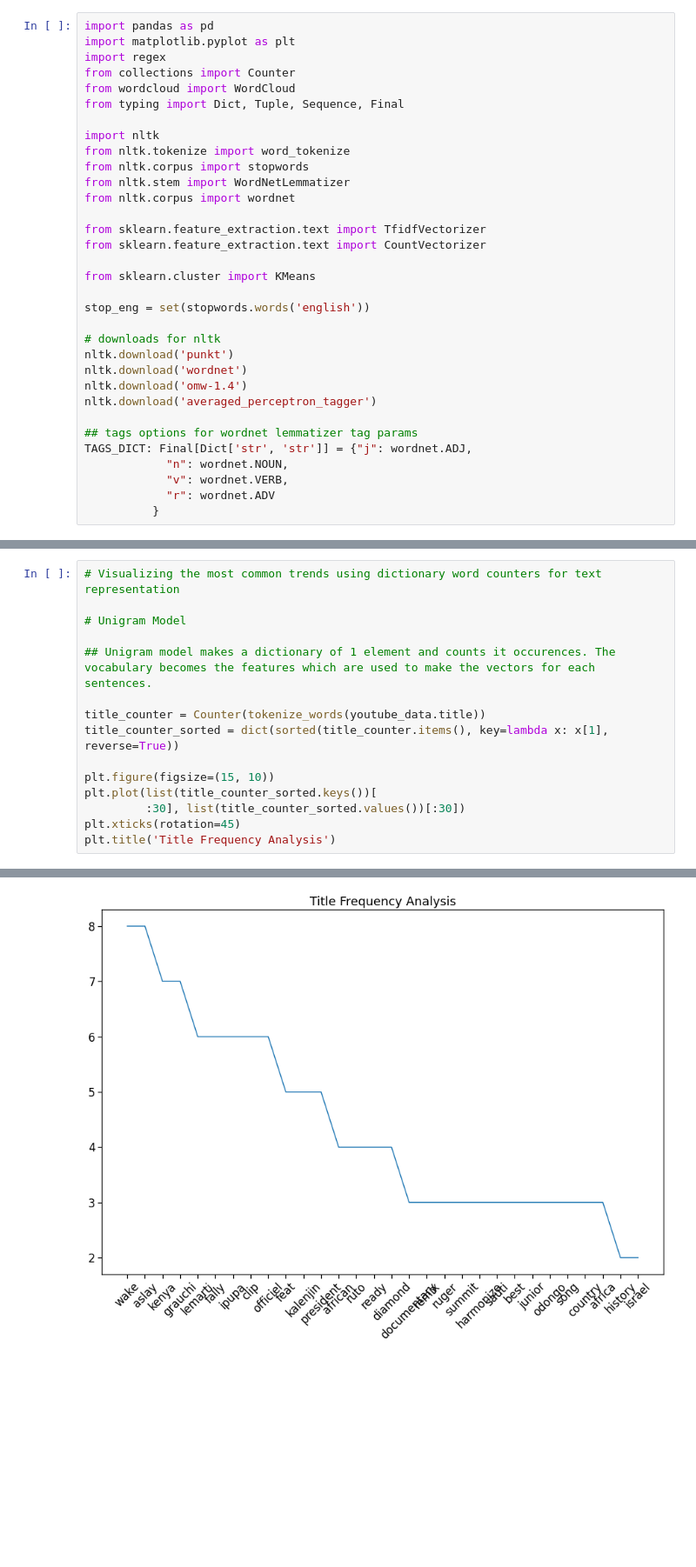
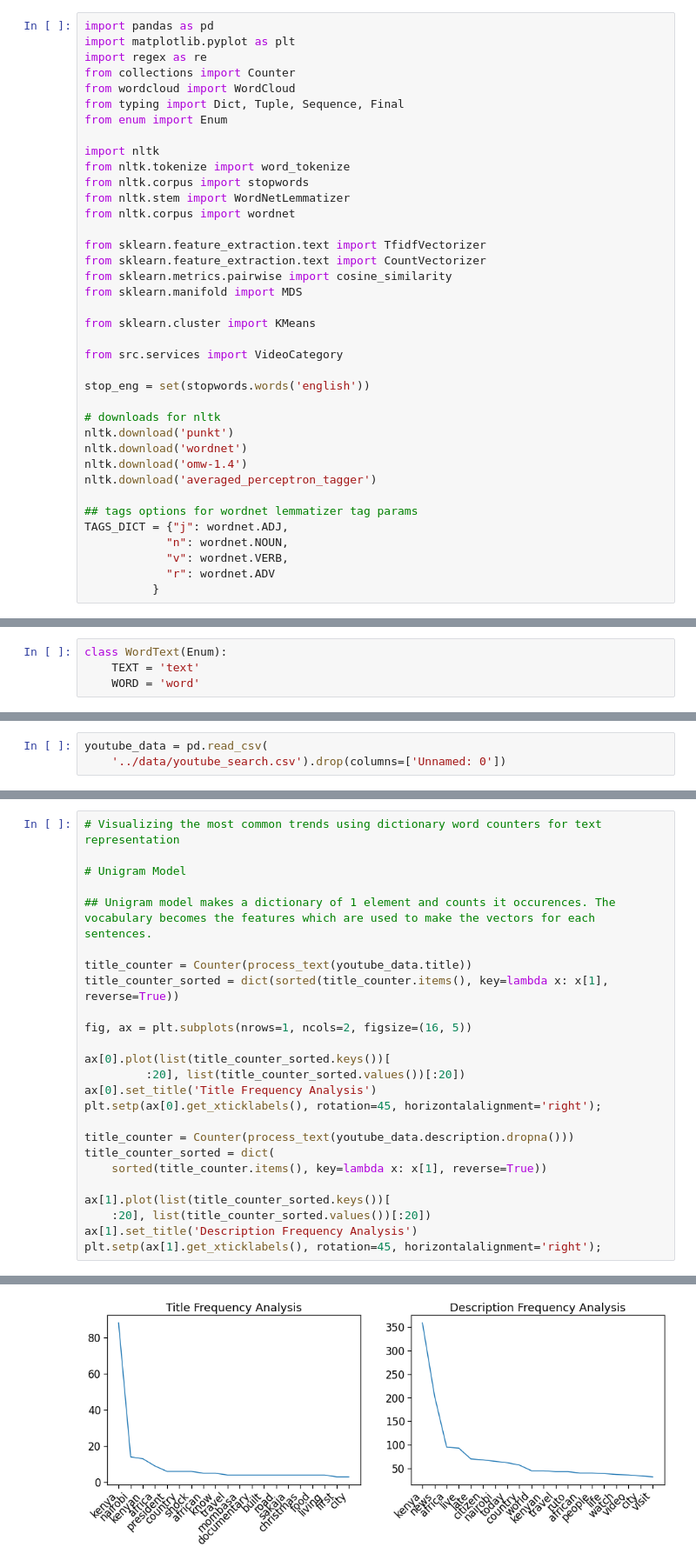
Before and after one commit to rlesiyon/youtube_scrapping, a Jupyter notebook: youtube_analysis.ipynb, the cells around one changed output, grey strips where cells are left out. Shown at 87% size. Cells and saved outputs as stored; diff of their text form; blank space fills up the shorter version.

Commit message:
Updating youtube services information

```diff
--- a/youtube_analysis.ipynb
+++ b/youtube_analysis.ipynb
@@ -1,10 +1,11 @@
 # %%
 import pandas as pd
 import matplotlib.pyplot as plt
-import regex
+import regex as re
 from collections import Counter
 from wordcloud import WordCloud
 from typing import Dict, Tuple, Sequence, Final
+from enum import Enum
 
 import nltk
 from nltk.tokenize import word_tokenize
@@ -14,8 +15,12 @@ from nltk.corpus import wordnet
 
 from sklearn.feature_extraction.text import TfidfVectorizer
 from sklearn.feature_extraction.text import CountVectorizer
+from sklearn.metrics.pairwise import cosine_similarity
+from sklearn.manifold import MDS
 
 from sklearn.cluster import KMeans
+
+from src.services import VideoCategory
 
 stop_eng = set(stopwords.words('english'))
 
@@ -26,7 +31,7 @@ nltk.download('omw-1.4')
 nltk.download('averaged_perceptron_tagger')
 
 ## tags options for wordnet lemmatizer tag params
-TAGS_DICT: Final[Dict['str', 'str']] = {"j": wordnet.ADJ,
+TAGS_DICT = {"j": wordnet.ADJ,
             "n": wordnet.NOUN,
             "v": wordnet.VERB,
             "r": wordnet.ADV
@@ -47 +56,5 @@ TAGS_DICT: Final[Dict['str', 'str']] = {"j": wordnet.ADJ,
+# %%
+class WordText(Enum):
+    TEXT = 'text'
+    WORD = 'word'
 # %%
@@ -109,0 +143,3 @@ youtube_data['category_id'] = youtube_data['category_id'].apply(
+# %%
+youtube_data = pd.read_csv(
+    '../data/youtube_search.csv').drop(columns=['Unnamed: 0'])
@@ -187,12 +222,22 @@ youtube_data.groupby("category_id").size().sort_values(ascending=False).plot.bar
 
 ## Unigram model makes a dictionary of 1 element and counts it occurences. The vocabulary becomes the features which are used to make the vectors for each sentences.
 
-title_counter = Counter(tokenize_words(youtube_data.title))
+title_counter = Counter(process_text(youtube_data.title))
 title_counter_sorted = dict(sorted(title_counter.items(), key=lambda x: x[1], reverse=True))
 
-plt.figure(figsize=(15, 10))
-plt.plot(list(title_counter_sorted.keys())[
-         :30], list(title_counter_sorted.values())[:30])
-plt.xticks(rotation=45)
-plt.title('Title Frequency Analysis')
+fig, ax = plt.subplots(nrows=1, ncols=2, figsize=(16, 5))
+
+ax[0].plot(list(title_counter_sorted.keys())[
+         :20], list(title_counter_sorted.values())[:20])
+ax[0].set_title('Title Frequency Analysis')
+plt.setp(ax[0].get_xticklabels(), rotation=45, horizontalalignment='right');
+
+title_counter = Counter(process_text(youtube_data.description.dropna()))
+title_counter_sorted = dict(
+    sorted(title_counter.items(), key=lambda x: x[1], reverse=True))
+
+ax[1].plot(list(title_counter_sorted.keys())[
+    :20], list(title_counter_sorted.values())[:20])
+ax[1].set_title('Description Frequency Analysis')
+plt.setp(ax[1].get_xticklabels(), rotation=45, horizontalalignment='right');
 # %% [output]
@@ -200,4 +244,4 @@ Text(0.5, 1.0, 'Title Frequency Analysis')
-[figure, old version]
+[figure, new version]
 # %%
 # N-gram model:
 
```
Also changed, not shown: parts of 28 cells of this notebook, 5 other files.
